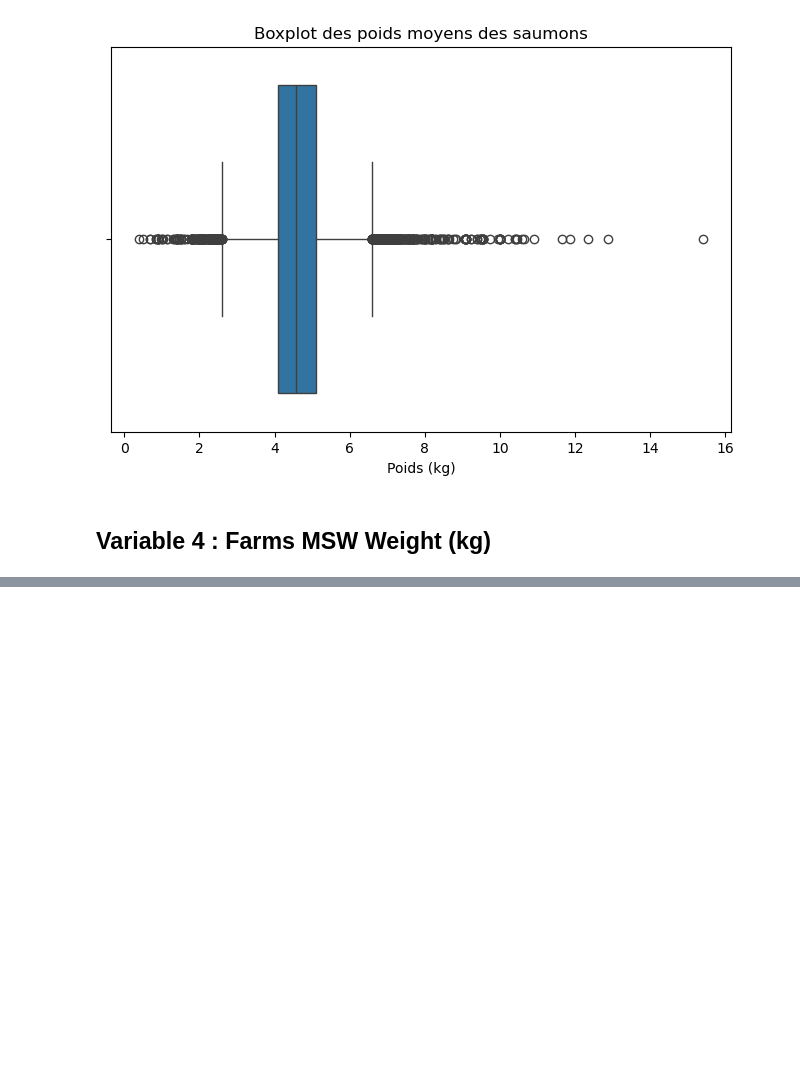
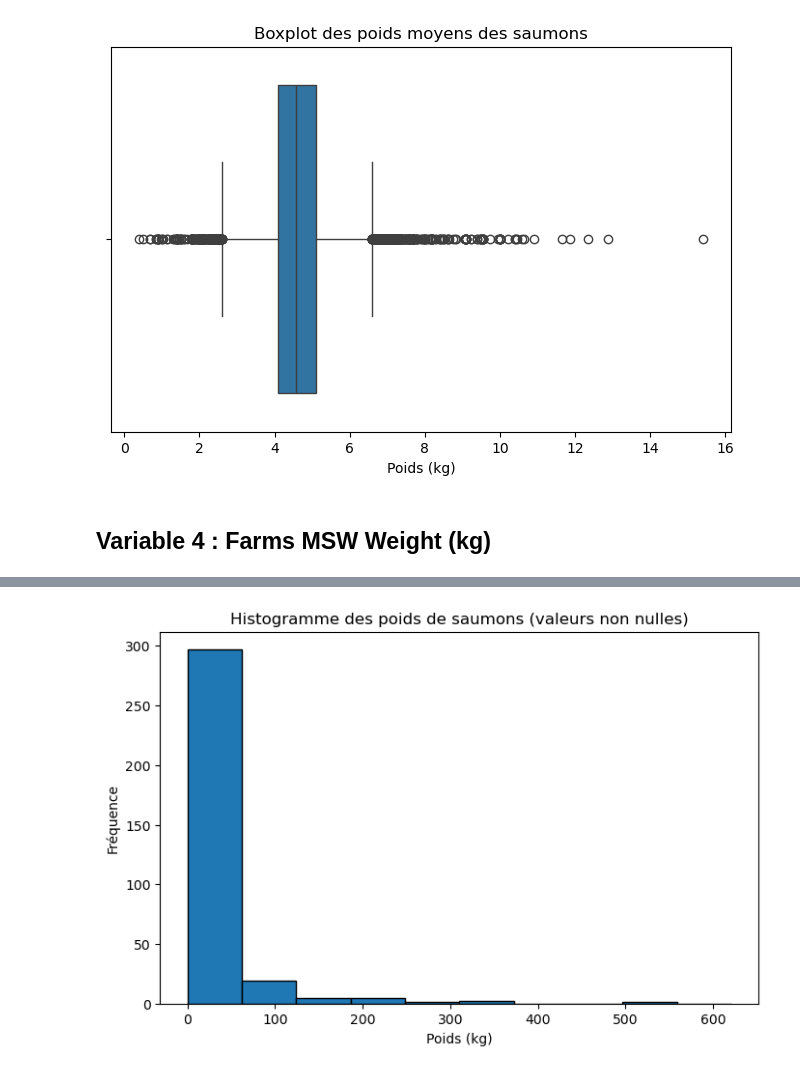
Before and after one commit to F1golfin/projet_stat, a Jupyter notebook: Etude_statistique_Saumons.ipynb, the cells around one changed output, grey strips where cells are left out. Saved outputs shown, nothing was run; the diff lists cells and outputs as text; code cells hidden in the pictures; blank space fills up the shorter version.

Commit message:
Compléments pour la quatrième variable

```diff
--- a/Etude_statistique_Saumons.ipynb
+++ b/Etude_statistique_Saumons.ipynb
@@ -339,0 +320,14 @@ plt.show()
+# %%
+#On réalise un second histogramme en excluant les valeurs nulles pour voir la répartition réelle des fermes qui enregistrent un poids.
+
+#On exclut les valeurs négatives
+saumons_non_nul = saumons[saumons["Farmed MSW weight (kg)"] > 0]
+
+plt.figure(figsize=(8, 5))
+plt.hist(saumons_non_nul['Farmed MSW weight (kg)'], bins=10, range=(0, 621), edgecolor='black')
+plt.title("Histogramme des poids de saumons (valeurs non nulles)")
+plt.xlabel("Poids (kg)")
+plt.ylabel("Fréquence")
+plt.show()
+# %% [output]
+[figure, added]
```
Also changed, not shown: parts of 28 cells of this notebook.
